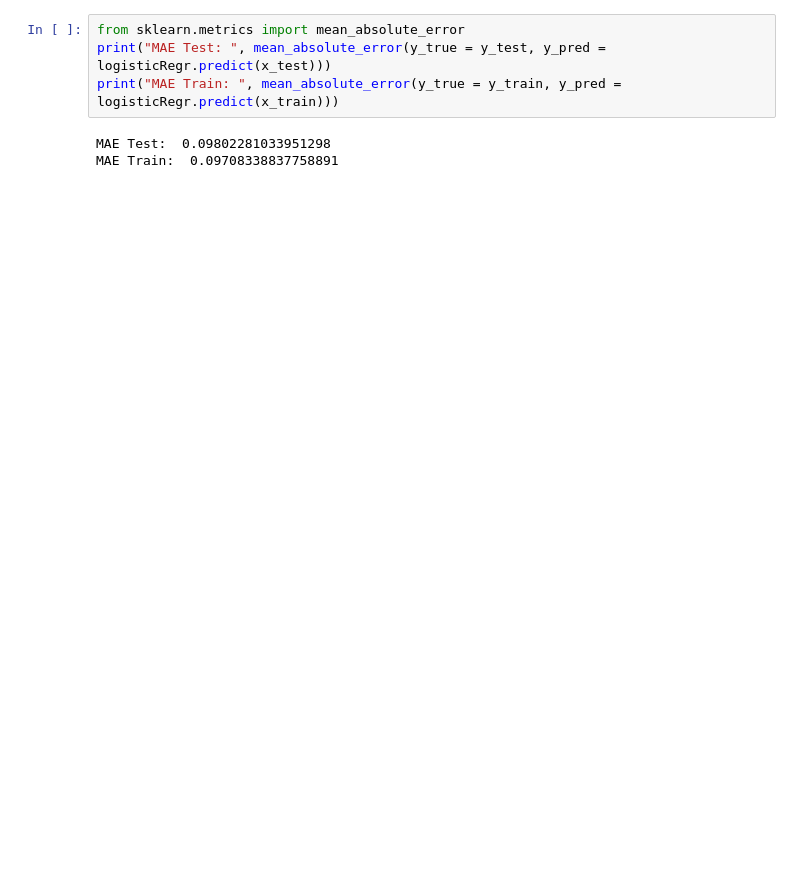
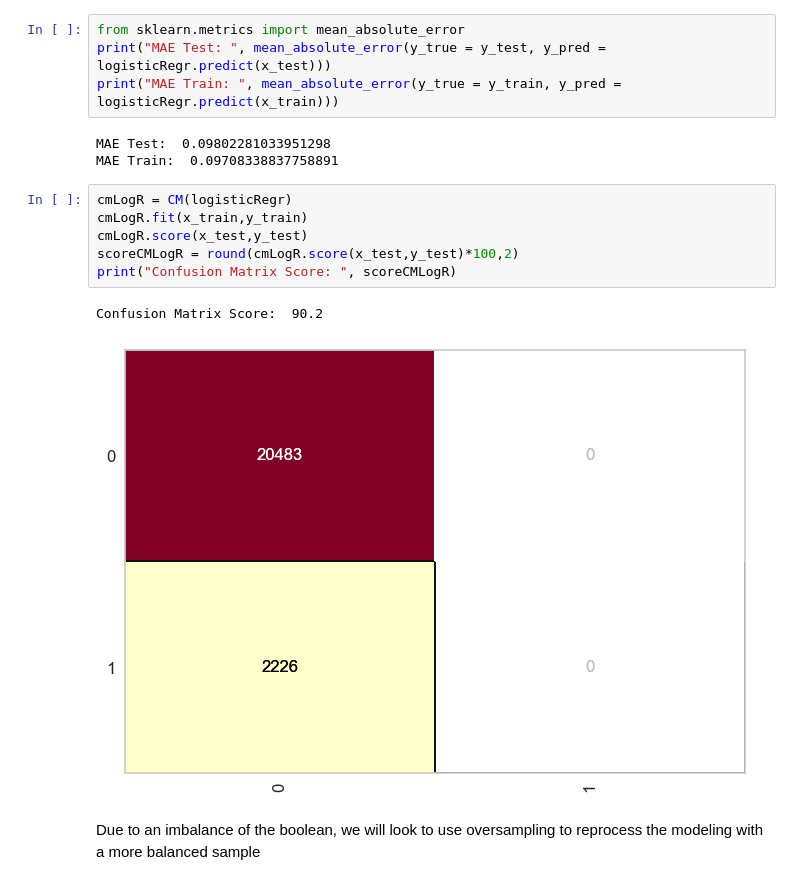
Before and after one commit to sulchan/Data201, a Jupyter notebook: Project2.ipynb, the cells around one changed output. Drawn from its saved outputs; the diff is of its cells as text; blank space fills up the shorter version.

```diff
--- a/Project2.ipynb
+++ b/Project2.ipynb
@@ -174,3 +175,14 @@ print("MAE Train: ", mean_absolute_error(y_true = y_train, y_pred = logisticRegr
 # %% [output]
 MAE Test:  0.09802281033951298
 MAE Train:  0.09708338837758891
+# %%
+cmLogR = CM(logisticRegr)
+cmLogR.fit(x_train,y_train)
+cmLogR.score(x_test,y_test)
+scoreCMLogR = round(cmLogR.score(x_test,y_test)*100,2)
+print("Confusion Matrix Score: ", scoreCMLogR)
+# %% [output]
+Confusion Matrix Score:  90.2
+[figure, added]
+# %% [markdown]
+Due to an imbalance of the boolean, we will look to use oversampling to reprocess the modeling with a more balanced sample
```
Also changed, not shown: parts of 11 cells of this notebook.
